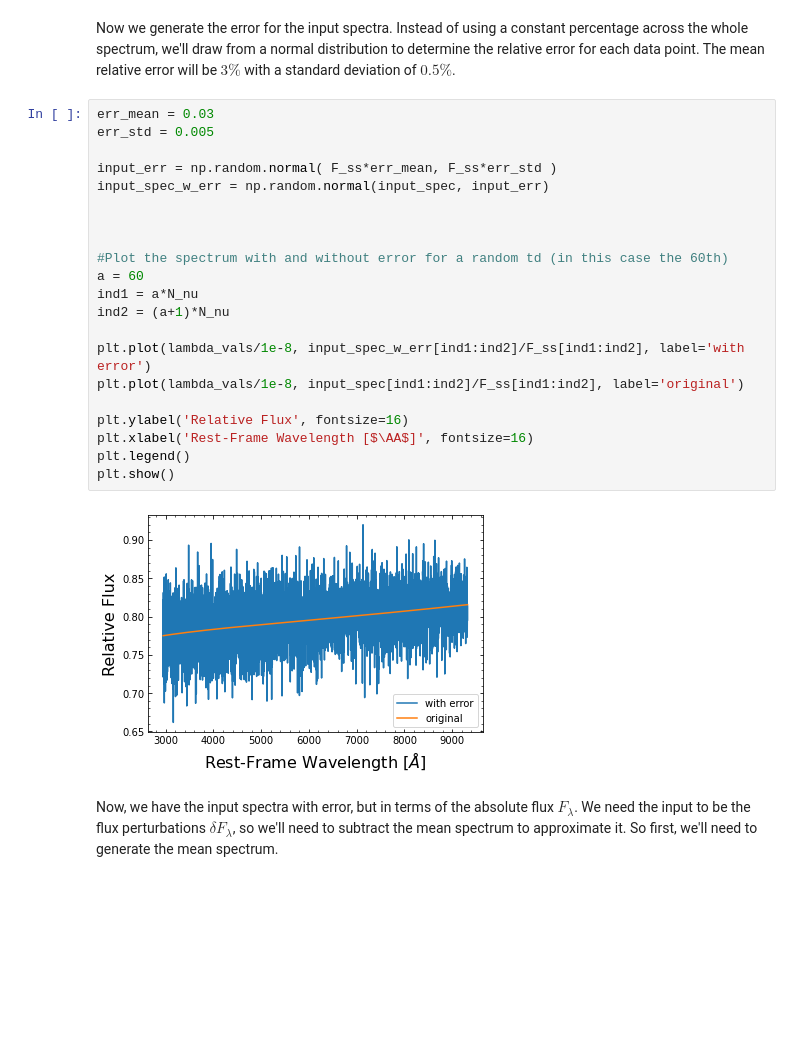
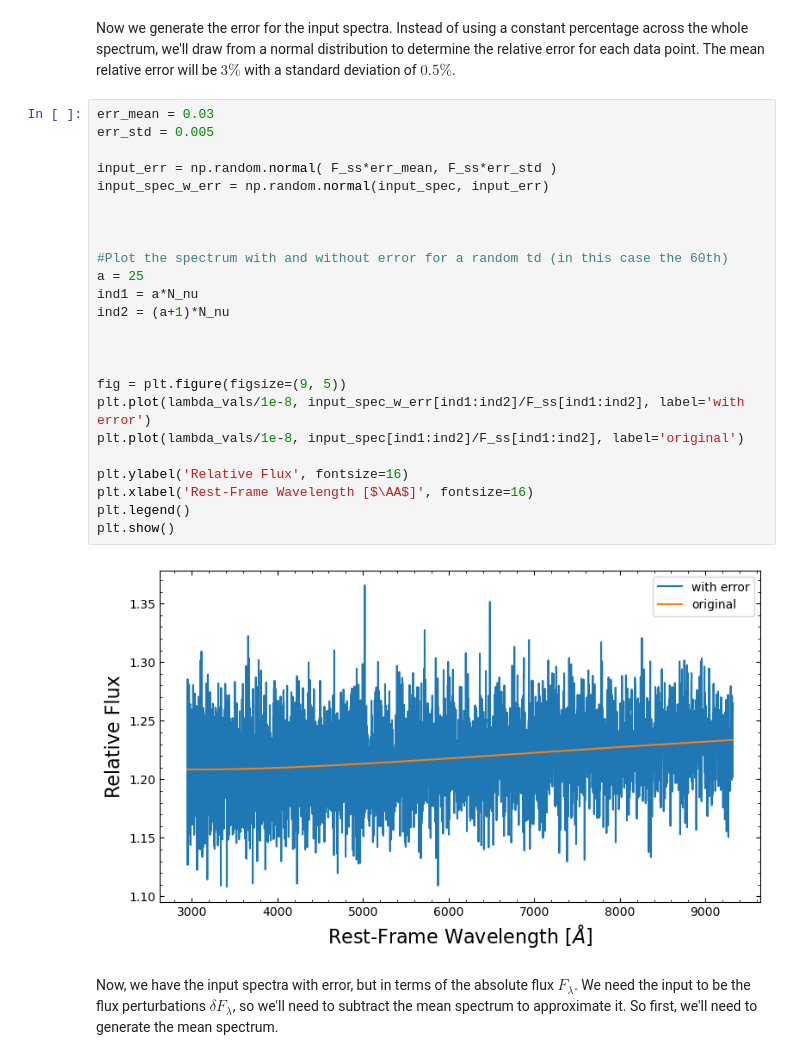
Before and after one commit to Zstone19/TempMap, a Jupyter notebook: Examples/SimData_Tutorial.ipynb, the cells around one changed output. Drawn from its saved outputs; the diff is of its cells as text; blank space fills up the shorter version.

```diff
--- a/Examples/SimData_Tutorial.ipynb
+++ b/Examples/SimData_Tutorial.ipynb
@@ -183,26 +186,29 @@ Now we generate the error for the input spectra. Instead of using a constant per
 # %%
 err_mean = 0.03
 err_std = 0.005
 
 input_err = np.random.normal( F_ss*err_mean, F_ss*err_std )
 input_spec_w_err = np.random.normal(input_spec, input_err)
 
 
 
 #Plot the spectrum with and without error for a random td (in this case the 60th)
-a = 60
+a = 25
 ind1 = a*N_nu
 ind2 = (a+1)*N_nu
 
+
+
+fig = plt.figure(figsize=(9, 5))
 plt.plot(lambda_vals/1e-8, input_spec_w_err[ind1:ind2]/F_ss[ind1:ind2], label='with error')
 plt.plot(lambda_vals/1e-8, input_spec[ind1:ind2]/F_ss[ind1:ind2], label='original')
 
 plt.ylabel('Relative Flux', fontsize=16)
 plt.xlabel('Rest-Frame Wavelength [$\AA$]', fontsize=16)
 plt.legend()
 plt.show()
 # %% [output]
-[figure, old version]
+[figure, new version]
 # %% [markdown]
 Now, we have the input spectra with error, but in terms of the absolute flux $F_\lambda$. We need the input to be the flux perturbations $\delta F_\lambda$, so we'll need to subtract the mean spectrum to approximate it. So first, we'll need to generate the mean spectrum.
 # %%
```
Also changed, not shown: parts of 14 cells of this notebook.
